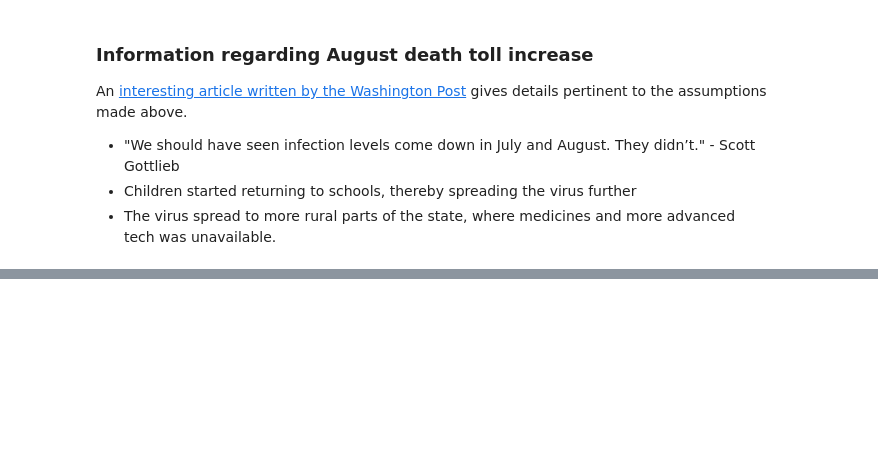
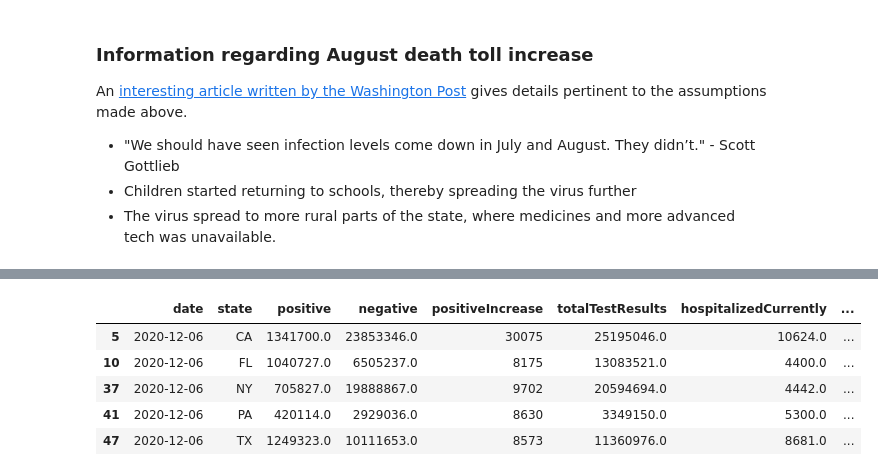
Before and after one commit to gianmillare/Covid-19-US-Analysis, a Jupyter notebook: COVID-19 Analysis.ipynb, the cells around one changed output, grey strips where cells are left out. Cells and saved outputs as stored; diff of their text form; code cells hidden in the pictures; blank space fills up the shorter version.

Commit message:
created dataframes for most and least populated states

```diff
--- a/COVID-19 Analysis.ipynb
+++ b/COVID-19 Analysis.ipynb
@@ -132,0 +149,13 @@ An [interesting article written by the Washington Post](https://www.washingtonpo
+# %%
+# Creating separate dataframes for both sets
+most_pop = covid[covid.state.isin(["CA", "TX", "FL", "NY", "PA"])]
+least_pop = covid[covid.state.isin(["WY, VT", "DC", "AK", "ND"])]
+
+most_pop.head()
+# %% [output]
+|  | date | state | positive | negative | positiveIncrease | totalTestResults | hospitalizedCurrently | ... |
+| 5 | 2020-12-06 | CA | 1341700.0 | 23853346.0 | 30075 | 25195046.0 | 10624.0 | ... |
+| 10 | 2020-12-06 | FL | 1040727.0 | 6505237.0 | 8175 | 13083521.0 | 4400.0 | ... |
+| 37 | 2020-12-06 | NY | 705827.0 | 19888867.0 | 9702 | 20594694.0 | 4442.0 | ... |
+| 41 | 2020-12-06 | PA | 420114.0 | 2929036.0 | 8630 | 3349150.0 | 5300.0 | ... |
+| 47 | 2020-12-06 | TX | 1249323.0 | 10111653.0 | 8573 | 11360976.0 | 8681.0 | ... |
```
Also changed, not shown: parts of 4 cells of this notebook.
